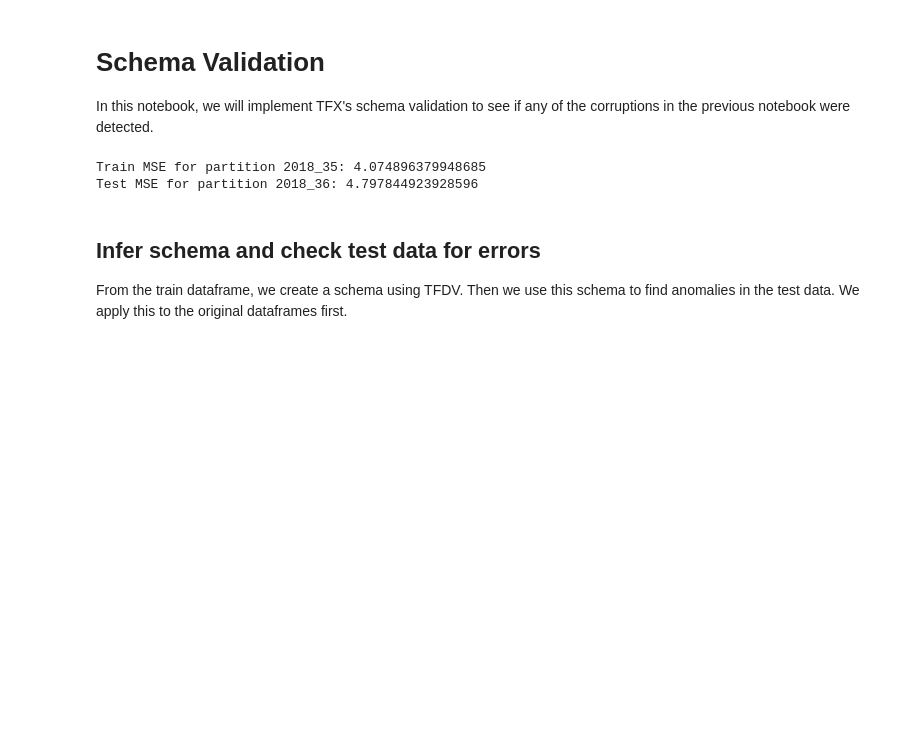
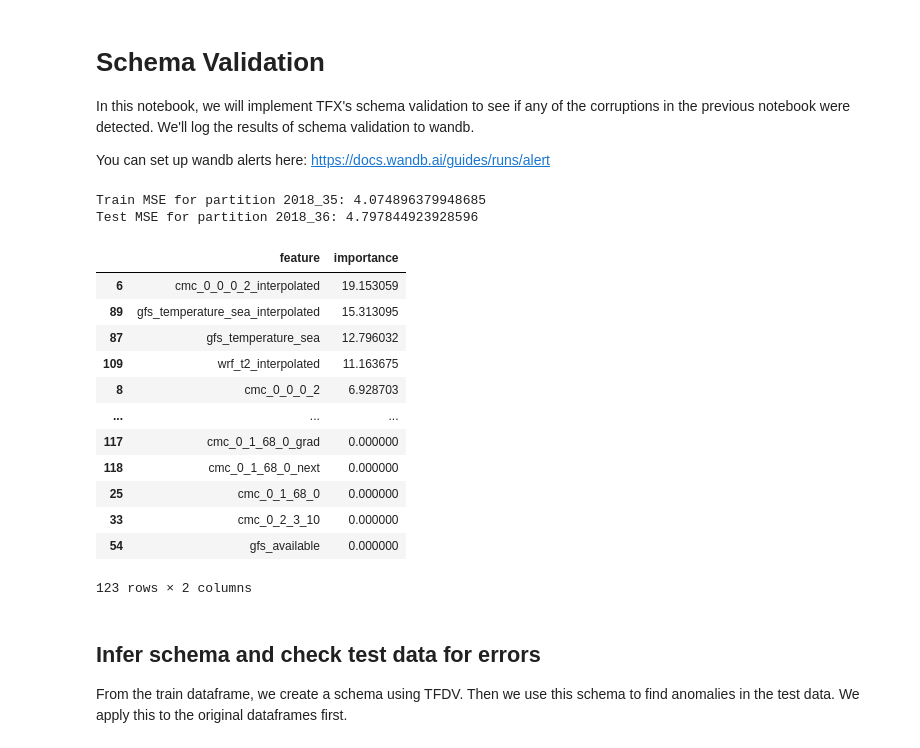
Before and after one commit to shreyashankar/ml-dataval-tutorial, a Jupyter notebook: 03-schemavalidation.ipynb, the cells around one changed output. Saved outputs shown, nothing was run; the diff lists cells and outputs as text; code cells hidden in the pictures; blank space fills up the shorter version.

Commit message:
Adding wandb alerts

```diff
--- a/03-schemavalidation.ipynb
+++ b/03-schemavalidation.ipynb
@@ -19,7 +25,9 @@ stub = modal.Stub("tfdv-tutorial", image=image)
 # %% [markdown]
 # Schema Validation
 
-In this notebook, we will implement TFX's schema validation to see if any of the corruptions in the previous notebook were detected.
+In this notebook, we will implement TFX's schema validation to see if any of the corruptions in the previous notebook were detected. We'll log the results of schema validation to wandb.
+
+You can set up wandb alerts here: https://docs.wandb.ai/guides/runs/alert
 # %%
 # Load dataset
 
@@ -37,16 +45,29 @@ def train_and_test(train_df, test_df):
     X_test, y_test = ds.split_feature_label(test_df)
     print(f"Test MSE for partition {ds.get_partition_key(test_df)}: {continual_t.score(X_test, y_test)}")
 
-    return continual_t
+    return continual_t, continual_t.score(X_train, y_train), continual_t.score(X_test, y_test)
 # %%
 train_df = ds.load(ds.get_partition_keys()[0])
 test_df = ds.load(ds.get_partition_keys()[1])
 # %%
-t = train_and_test(train_df, test_df)
-t.get_feature_importances()
+t, _, _ = train_and_test(train_df, test_df)
+t.get_feature_importance()
 # %% [output]
 Train MSE for partition 2018_35: 4.074896379948685
 Test MSE for partition 2018_36: 4.797844923928596
+|  | feature | importance |
+| 6 | cmc_0_0_0_2_interpolated | 19.153059 |
+| 89 | gfs_temperature_sea_interpolated | 15.313095 |
+| 87 | gfs_temperature_sea | 12.796032 |
+| 109 | wrf_t2_interpolated | 11.163675 |
+| 8 | cmc_0_0_0_2 | 6.928703 |
+| ... | ... | ... |
+| 117 | cmc_0_1_68_0_grad | 0.000000 |
+| 118 | cmc_0_1_68_0_next | 0.000000 |
+| 25 | cmc_0_1_68_0 | 0.000000 |
+| 33 | cmc_0_2_3_10 | 0.000000 |
+| 54 | gfs_available | 0.000000 |
+123 rows × 2 columns
 # %% [markdown]
 ## Infer schema and check test data for errors
 
```
Also changed, not shown: parts of 6 cells of this notebook, 5 other files.
